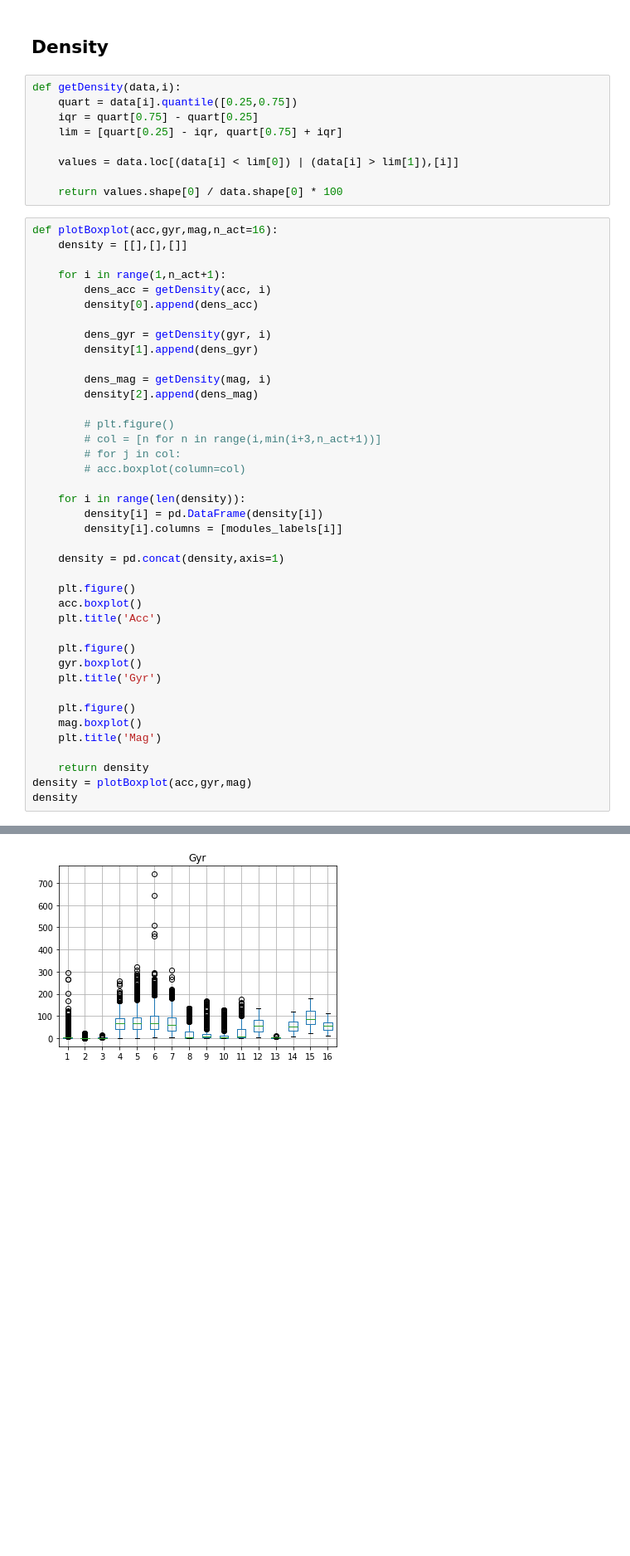
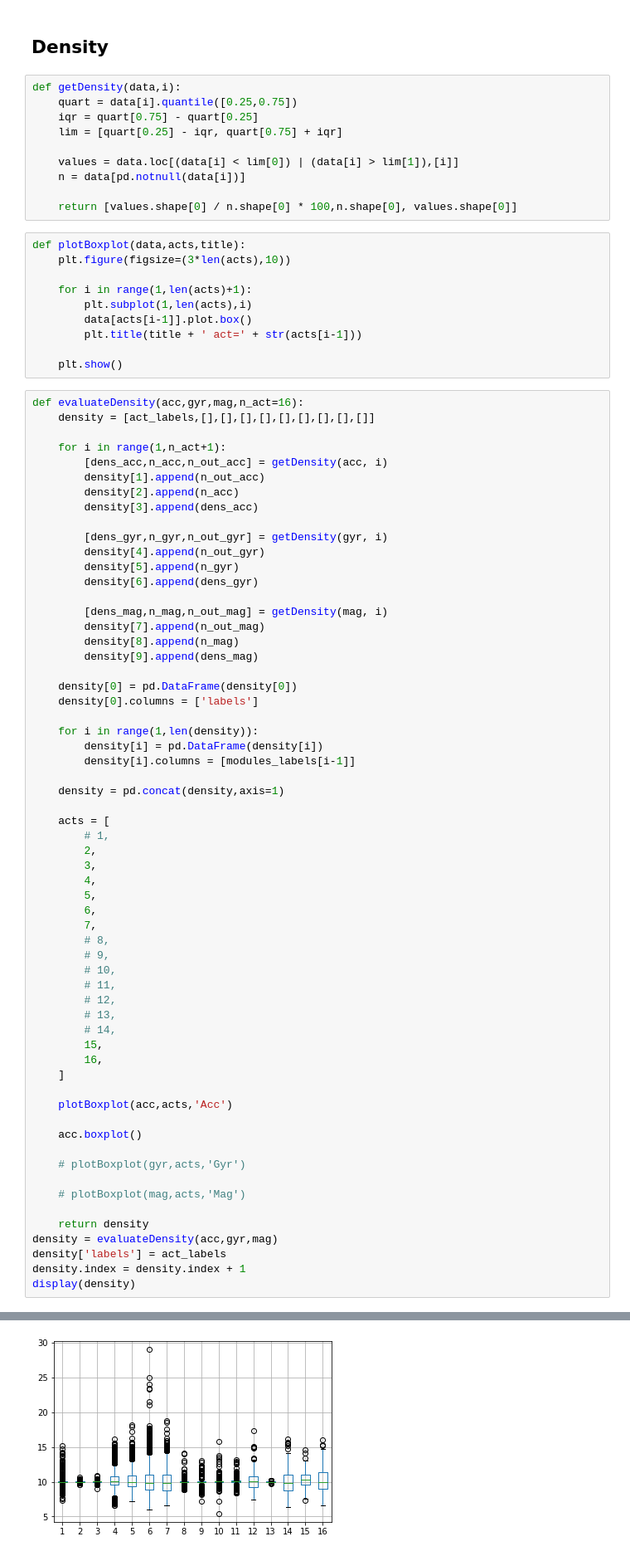
Before and after one commit to leonorcoelh0/TCD, a Jupyter notebook: Code/mainActivityNew.ipynb, the cells around one changed output, grey strips where cells are left out. Shown: that part at 83% size. Saved outputs shown, nothing was run; the diff lists cells and outputs as text; blank space fills up the shorter version.

```diff
--- a/Code/mainActivityNew.ipynb
+++ b/Code/mainActivityNew.ipynb
@@ -123,46 +129,78 @@ def getDensity(data,i):
     lim = [quart[0.25] - iqr, quart[0.75] + iqr]
 
     values = data.loc[(data[i] < lim[0]) | (data[i] > lim[1]),[i]]
+    n = data[pd.notnull(data[i])]
 
-    return values.shape[0] / data.shape[0] * 100
+    return [values.shape[0] / n.shape[0] * 100,n.shape[0], values.shape[0]]
+# %%
+def plotBoxplot(data,acts,title):
+    plt.figure(figsize=(3*len(acts),10))
+
+    for i in range(1,len(acts)+1):
+        plt.subplot(1,len(acts),i)
+        data[acts[i-1]].plot.box()
+        plt.title(title + ' act=' + str(acts[i-1]))
+
+    plt.show()
 # %%
-def plotBoxplot(acc,gyr,mag,n_act=16):
-    density = [[],[],[]]
+def evaluateDensity(acc,gyr,mag,n_act=16):
+    density = [act_labels,[],[],[],[],[],[],[],[],[]]
 
     for i in range(1,n_act+1):
-        dens_acc = getDensity(acc, i)
-        density[0].append(dens_acc)
+        [dens_acc,n_acc,n_out_acc] = getDensity(acc, i)
+        density[1].append(n_out_acc)
+        density[2].append(n_acc)
+        density[3].append(dens_acc)
 
-        dens_gyr = getDensity(gyr, i)
-        density[1].append(dens_gyr)
+        [dens_gyr,n_gyr,n_out_gyr] = getDensity(gyr, i)
+        density[4].append(n_out_gyr)
+        density[5].append(n_gyr)
+        density[6].append(dens_gyr)
 
-        dens_mag = getDensity(mag, i)
-        density[2].append(dens_mag)
+        [dens_mag,n_mag,n_out_mag] = getDensity(mag, i)
+        density[7].append(n_out_mag)
+        density[8].append(n_mag)
+        density[9].append(dens_mag)
 
-        # plt.figure()
-        # col = [n for n in range(i,min(i+3,n_act+1))]
-        # for j in col:
-        # acc.boxplot(column=col)
+    density[0] = pd.DataFrame(density[0])
+    density[0].columns = ['labels']
 
-    for i in range(len(density)):
+    for i in range(1,len(density)):
         density[i] = pd.DataFrame(density[i])
-        density[i].columns = [modules_labels[i]]
+        density[i].columns = [modules_labels[i-1]]
 
     density = pd.concat(density,axis=1)
 
-    plt.figure()
+    acts = [
+        # 1,
+        2,
+        3,
+        4,
+        5,
+        6,
+        7,
+        # 8,
+        # 9,
+        # 10,
+        # 11,
+        # 12,
+        # 13,
+        # 14,
+        15,
+        16,
+    ]
+
+    plotBoxplot(acc,acts,'Acc')
+
     acc.boxplot()
-    plt.title('Acc')
 
-    plt.figure()
-    gyr.boxplot()
-    plt.title('Gyr')
+    # plotBoxplot(gyr,acts,'Gyr')
 
-    plt.figure()
-    mag.boxplot()
-    plt.title('Mag')
+    # plotBoxplot(mag,acts,'Mag')
 
     return density
-density = plotBoxplot(acc,gyr,mag)
-density
+density = evaluateDensity(acc,gyr,mag)
+density['labels'] = act_labels
+density.index = density.index + 1
+display(density)
 # %% [output]
@@ -187 +225 @@ density
-[figure, old version]
+[figure, new version]
```
Also changed, not shown: parts of 7 cells of this notebook.
